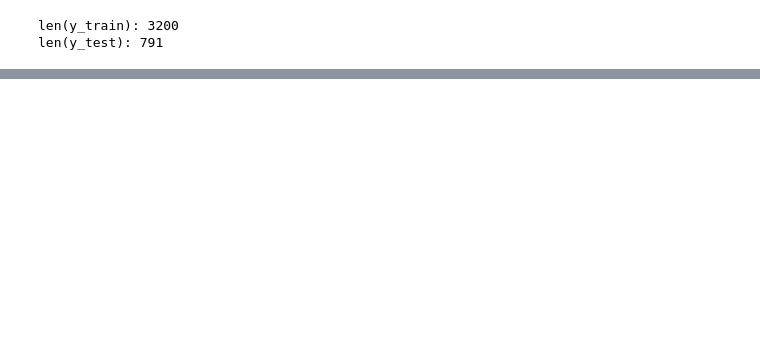
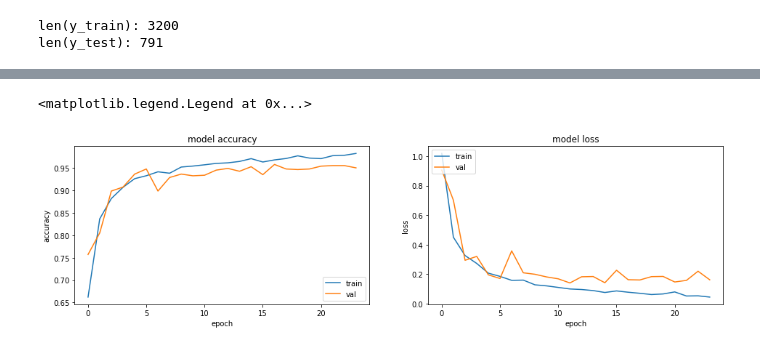
Before and after one commit to y0natancohen/Deep-Learning-3D, a Jupyter notebook: mv_cnn.ipynb, the cells around one changed output, grey strips where cells are left out. Saved outputs shown, nothing was run; the diff lists cells and outputs as text; code cells hidden in the pictures; blank space fills up the shorter version.

```diff
--- a/mv_cnn.ipynb
+++ b/mv_cnn.ipynb
@@ -314,28 +380,14 @@ model.compile(loss=keras.losses.categorical_crossentropy,
               metrics=['accuracy'])
 # %%
 # train the model
-'''Trains a simple convnet on the MNIST dataset.
-Gets to 99.25% test accuracy after 12 epochs
-(there is still a lot of margin for parameter tuning).
-16 seconds per epoch on a GRID K520 GPU.
-'''
-
-# print(x_train[0].shape)
-
-# todo: input should be like [theta0_arr, theta1_arr, ...,theta17_arr
-# for example:
-# model.fit(
-# 	[trainAttrX, trainImagesX], trainY,
-# 	validation_data=([testAttrX, testImagesX], testY),
-# 	epochs=200, batch_size=8)]
-
-
-model.fit(x_train, y_train,
+history = model.fit(x_train, y_train,
           batch_size=batch_size,
           epochs=epochs,
           verbose=1,
-          validation_data=(x_test, y_test))
+          validation_data=(x_test, y_test),
+          initial_epoch=1)
 score = model.evaluate(x_test, y_test, verbose=0)
+model.save('{}/saved_model_{}'.format(my_drive_modelnet_dir, datetime.now()))
 print('Test loss:', score[0])
 print('Test accuracy:', score[1])
 # %% [output]
@@ -500,0 +411,20 @@ Test accuracy: 0.9431099891662598
+# %%
+fig, ax = plt.subplots(1, 2, figsize=(16, 4))
+epoch_time = 42
+h1 = history.history
+ax[0].plot(h1['accuracy'])
+ax[0].plot(h1['val_accuracy'])
+ax[0].set_title('model accuracy')
+ax[0].set_ylabel('accuracy')
+ax[0].set_xlabel('epoch')
+ax[0].legend(['train', 'val'], loc='lower right')
+
+ax[1].plot(h1['loss'])
+ax[1].plot(h1['val_loss'])
+ax[1].set_title('model loss')
+ax[1].set_ylabel('loss')
+ax[1].set_xlabel('epoch')
+ax[1].legend(['train', 'val'], loc='upper left')
+# %% [output]
+<matplotlib.legend.Legend at 0x...>
+[figure, added]
```
Also changed, not shown: parts of 18 cells of this notebook.
